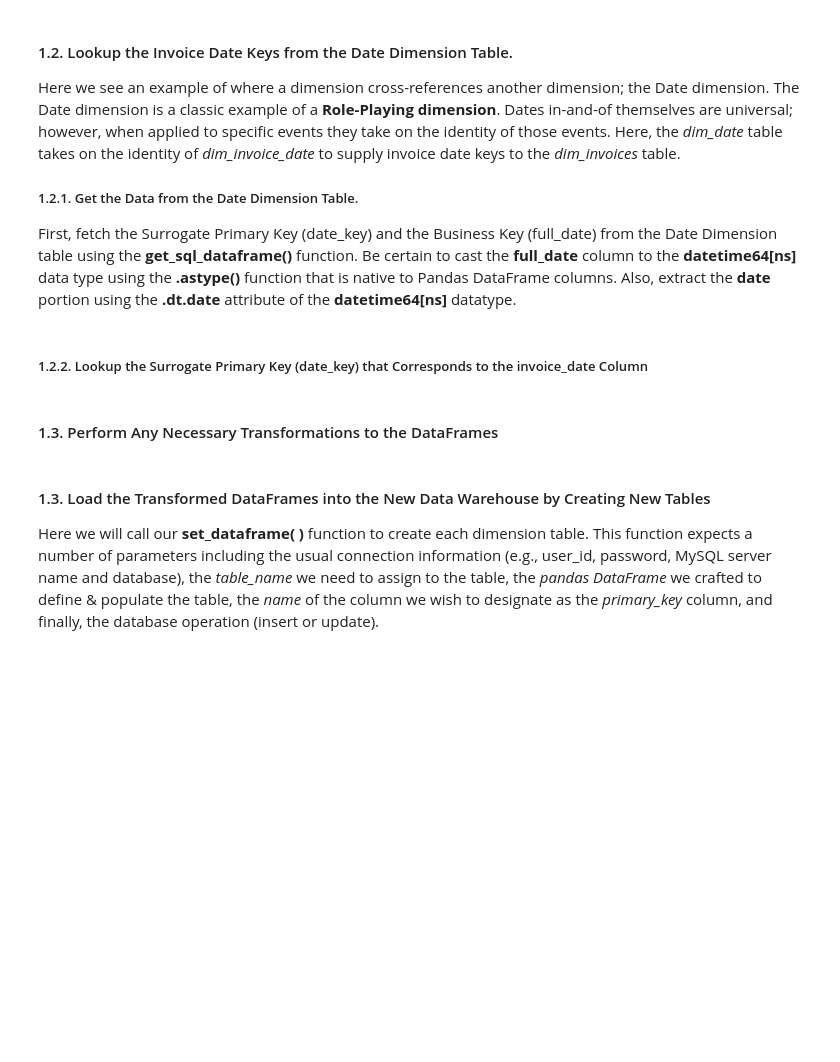
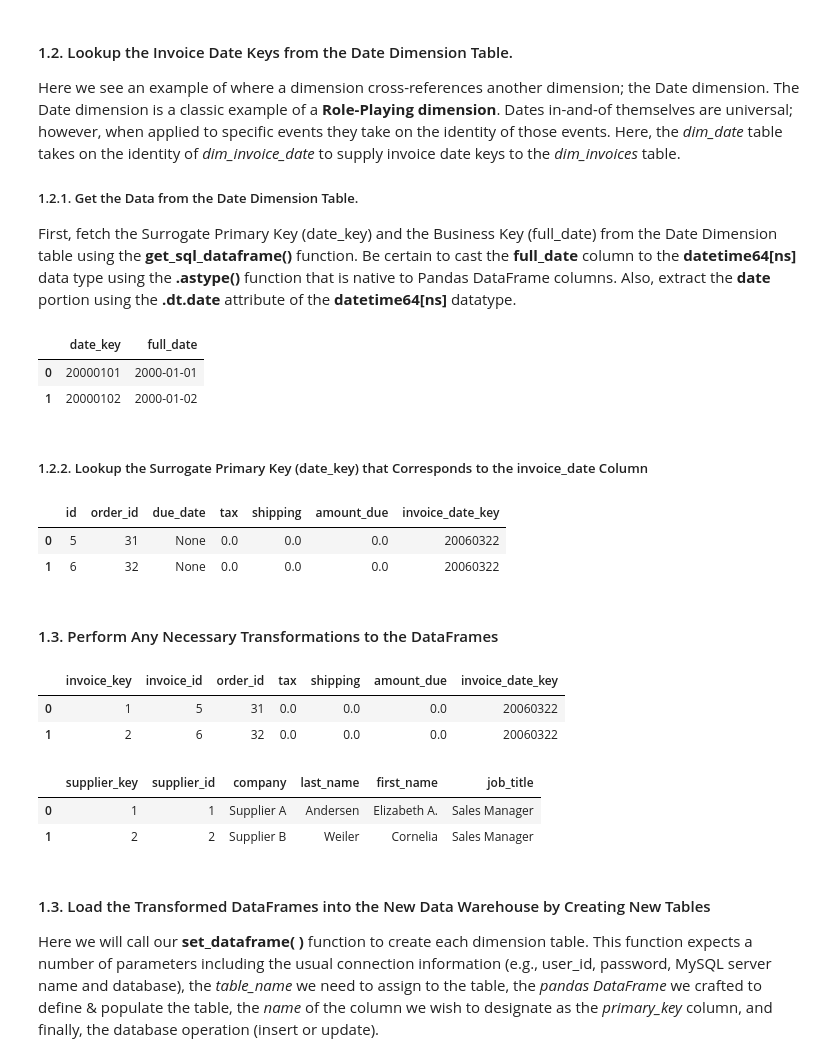
Before and after one commit to 22ai/DS-2002, a Jupyter notebook: 03-NoSQL/Lab-04-Python-MongoDB-ETL.ipynb, the cells around one changed output. Cells and saved outputs as stored; diff of their text form; code cells hidden in the pictures; blank space fills up the shorter version.

```diff
--- a/03-NoSQL/Lab-04-Python-MongoDB-ETL.ipynb
+++ b/03-NoSQL/Lab-04-Python-MongoDB-ETL.ipynb
@@ -30,18 +33,18 @@ print(f"Running PyMongo Version: {pymongo.__version__}")
 #### Declare & Assign Connection Variables for the MongoDB Server, the MySQL Server & Databases with which You'll be Working
 # %%
 mysql_args = {
-    "uid" : "root",
-    "pwd" : "Passw0rd123",
+    "uid" : "ds2002",
+    "pwd" : "ds2002",
     "hostname" : "localhost",
     "dbname" : "northwind_dw2"
 }
 
 # The 'cluster_location' must either be "atlas" or "local".
 mongodb_args = {
-    "user_name" : "",
-    "password" : "password",
-    "cluster_name" : "cluster_name",
-    "cluster_subnet" : "xxxxx",
+    "user_name" : "ds2002",
+    "password" : "ds2002",
+    "cluster_name" : "cluster0",
+    "cluster_subnet" : "ba2iiiz",
     "cluster_location" : "atlas", # "local"
     "db_name" : "northwind_purchasing"
 }
@@ -148,7 +155,8 @@ df_invoices.head(2)
 # %%
 # TODO: Extract data from the "Suppliers" collection
+client = get_mongo_client(**mongodb_args)
 query = {}
 collection = "suppliers"
 
-df_suppliers = get_mongo_dataframe(conn_str['atlas'],src_dbname,collection,query)
+df_suppliers = get_mongo_dataframe(client, mongodb_args["db_name"],collection,query)
 df_suppliers.head(2)
@@ -163,6 +175,10 @@ sql_dim_date = "SELECT date_key, full_date FROM northwind_dw2.dim_date;"
 df_dim_date = get_sql_dataframe(sql_dim_date, **mysql_args)
 df_dim_date.full_date = df_dim_date.full_date.astype('datetime64[ns]').dt.date
 df_dim_date.head(2)
+# %% [output]
+|  | date_key | full_date |
+| 0 | 20000101 | 2000-01-01 |
+| 1 | 20000102 | 2000-01-02 |
 # %% [markdown]
 ##### 1.2.2. Lookup the Surrogate Primary Key (date_key) that Corresponds to the invoice_date Column
 # %%
@@ -171,6 +187,10 @@ df_invoices.invoice_date = df_invoices.invoice_date.astype('datetime64[ns]').dt.
 df_invoices = pd.merge(df_invoices, df_dim_invoice_date, on='invoice_date', how='left')
 df_invoices.drop(['invoice_date'], axis=1, inplace=True)
 df_invoices.head(2)
+# %% [output]
+|  | id | order_id | due_date | tax | shipping | amount_due | invoice_date_key |
+| 0 | 5 | 31 | None | 0.0 | 0.0 | 0.0 | 20060322 |
+| 1 | 6 | 32 | None | 0.0 | 0.0 | 0.0 | 20060322 |
 # %% [markdown]
 #### 1.3. Perform Any Necessary Transformations to the DataFrames
 # %%
@@ -183,12 +203,21 @@ df_invoices.drop(['due_date'], axis=1, inplace=True)
 # 3. Insert a new column, with an ever-incrementing numeric value, to serve as the primary key.
 df_invoices.insert(0, "invoice_key", range(1, df_invoices.shape[0]+1))
 df_invoices.head(2)
+# %% [output]
+|  | invoice_key | invoice_id | order_id | tax | shipping | amount_due | invoice_date_key |
+| 0 | 1 | 5 | 31 | 0.0 | 0.0 | 0.0 | 20060322 |
+| 1 | 2 | 6 | 32 | 0.0 | 0.0 | 0.0 | 20060322 |
 # %%
 # 1. TODO: Rename the "id" column to reflect the entity as it will serve as the business key for lookup operations
+df_suppliers.rename(columns={"id":"supplier_id"},inplace=True)
 
 # 2. TODO: Insert a new column, with an ever-incrementing numeric value, to serve as the primary key.
-
+df_suppliers.insert(0,"supplier_key",range(1,df_suppliers.shape[0]+1))
 df_suppliers.head(2)
+# %% [output]
+|  | supplier_key | supplier_id | company | last_name | first_name | job_title |
+| 0 | 1 | 1 | Supplier A | Andersen | Elizabeth A. | Sales Manager |
+| 1 | 2 | 2 | Supplier B | Weiler | Cornelia | Sales Manager |
 # %% [markdown]
 #### 1.3. Load the Transformed DataFrames into the New Data Warehouse by Creating New Tables
 
```
Also changed, not shown: parts of 22 cells of this notebook.
